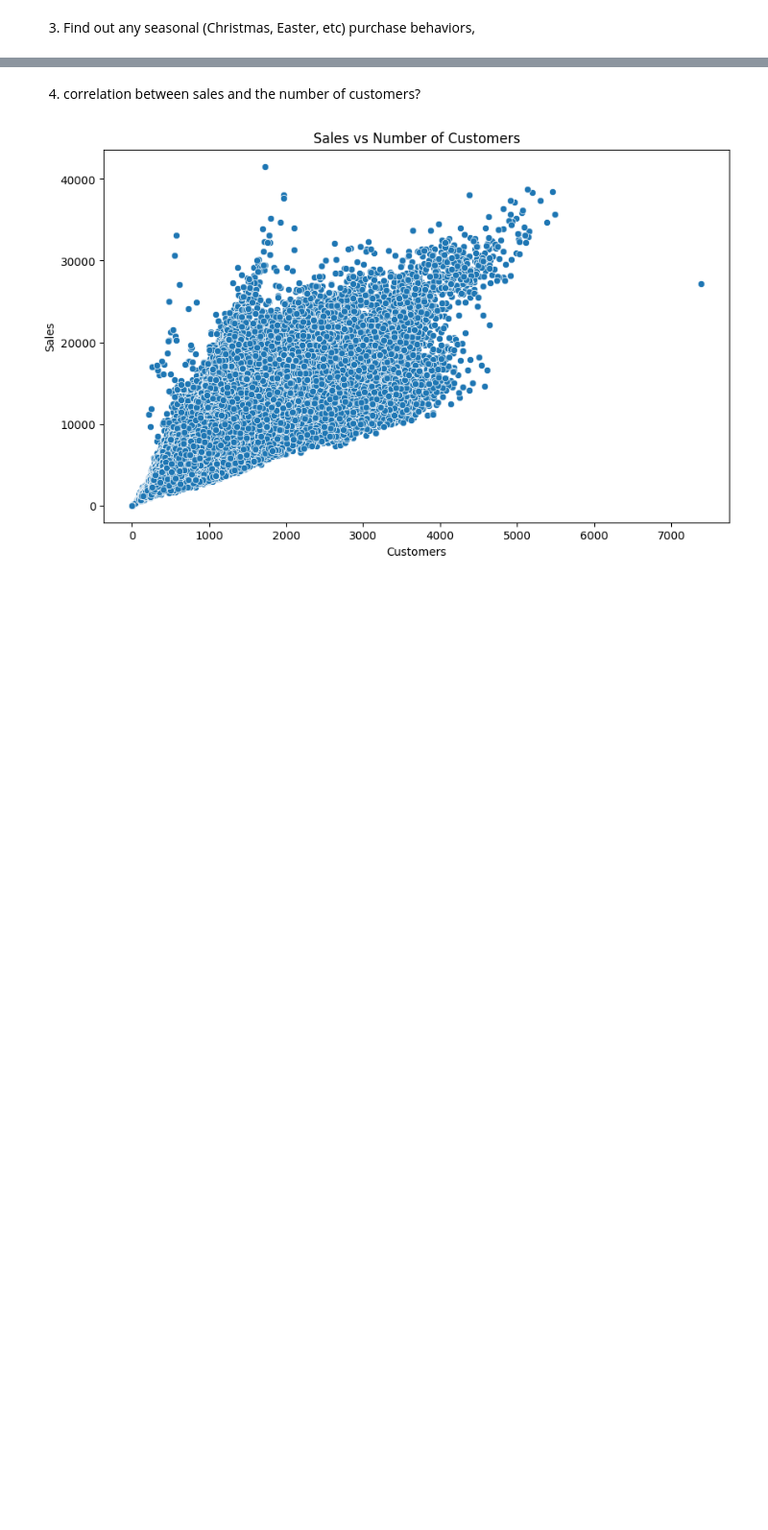
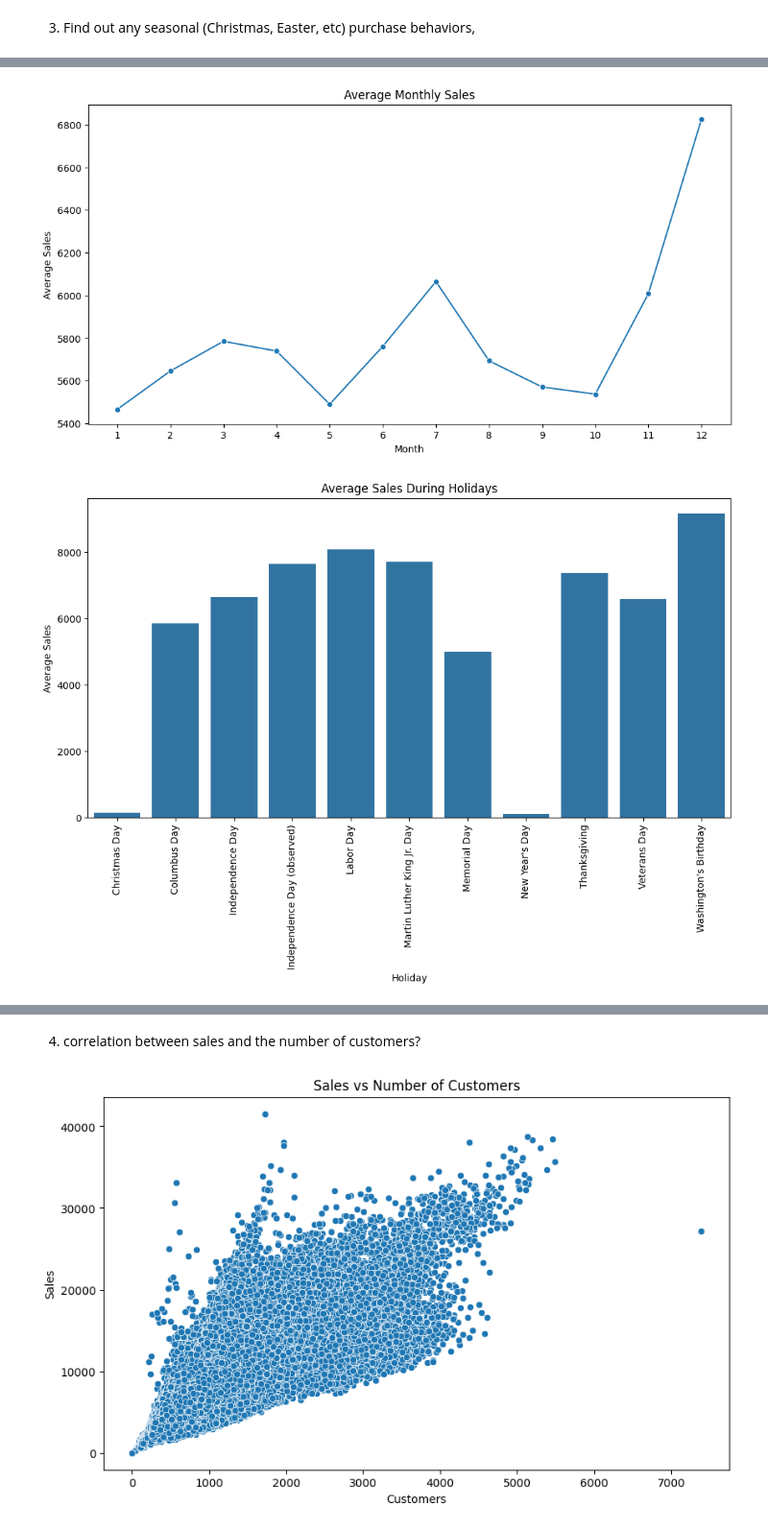
Before and after one commit to OL-YAD/rossmann-pharmaceuticals-sales-forecast, a Jupyter notebook: notebooks/eda_analysis.ipynb, the cells around one changed output, grey strips where cells are left out. Shown: that part at 96% size. Drawn from its saved outputs; the diff is of its cells as text; code cells hidden in the pictures; blank space fills up the shorter version.

```diff
--- a/notebooks/eda_analysis.ipynb
+++ b/notebooks/eda_analysis.ipynb
@@ -121,0 +122,5 @@ analyze_seasonal_sales(df_train)
+# %%
+analyze_seasonal_behavior(df_train)
+# %% [output]
+[figure, added]
+[figure, added]
```
Also changed, not shown: parts of 20 cells of this notebook.
